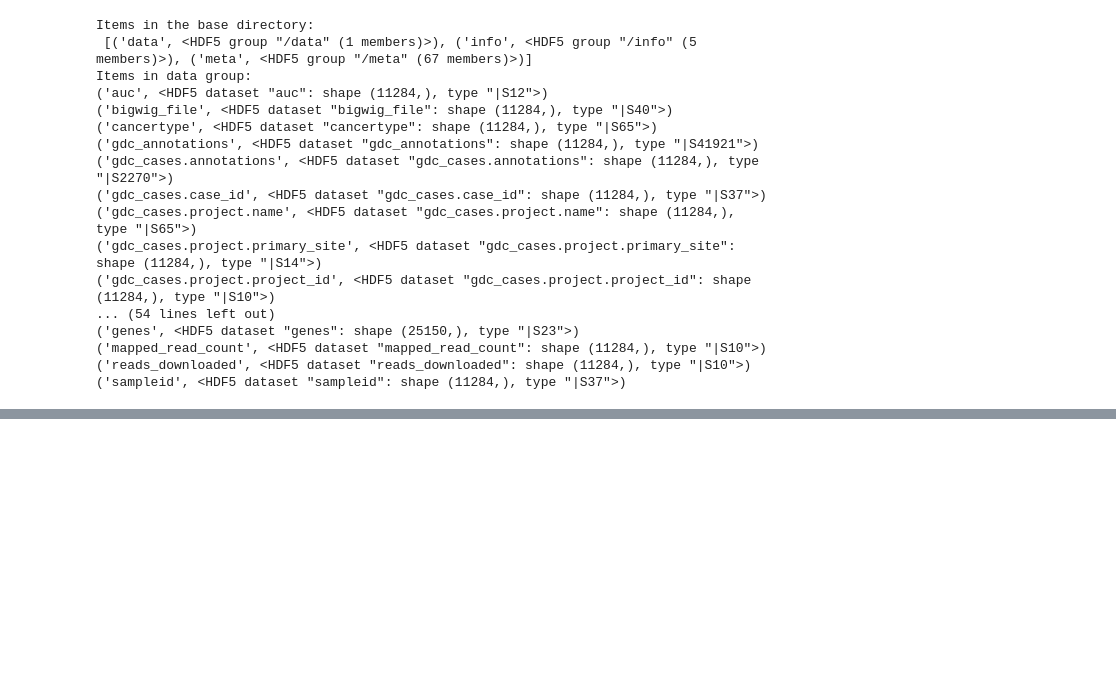
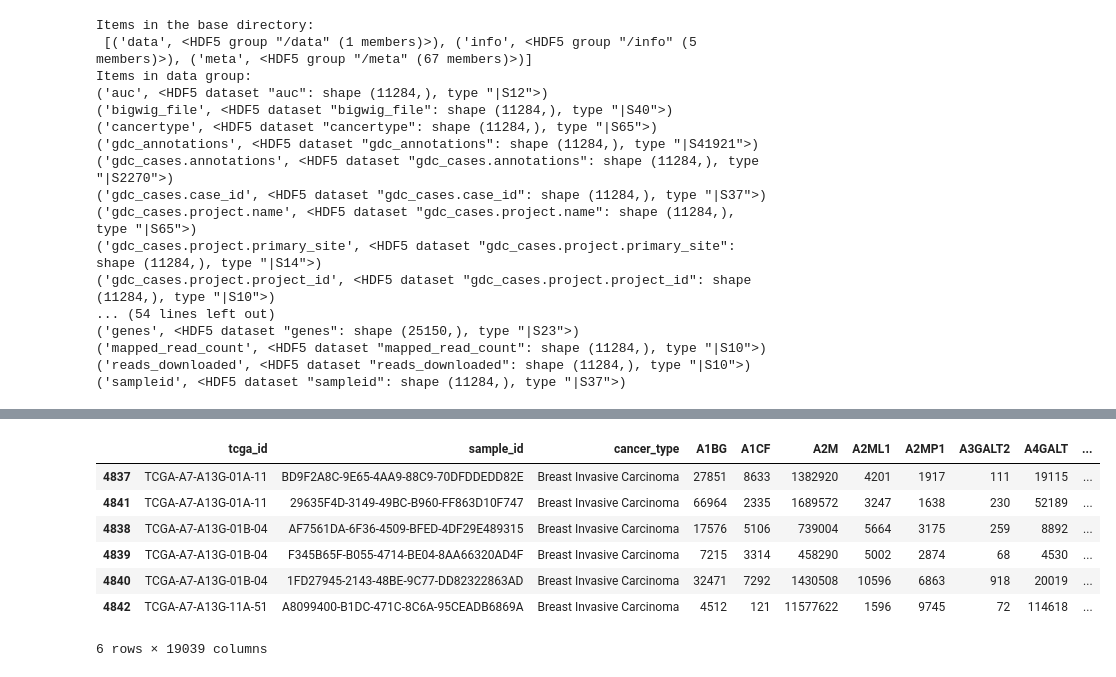
Before and after one commit to DEIB-GECO/brca_subtype, a Jupyter notebook: notebooks/ARCHS4_tcga_preprocessing.ipynb, the cells around one changed output, grey strips where cells are left out. Cells and saved outputs as stored; diff of their text form; code cells hidden in the pictures; blank space fills up the shorter version.

```diff
--- a/notebooks/ARCHS4_tcga_preprocessing.ipynb
+++ b/notebooks/ARCHS4_tcga_preprocessing.ipynb
@@ -101,0 +123,11 @@ len(common_all)
+# %%
+tcga_raw_19036[tcga_raw_19036["tcga_id"].str.contains("TCGA-A7-A13G")]
+# %% [output]
+|  | tcga_id | sample_id | cancer_type | A1BG | A1CF | A2M | A2ML1 | A2MP1 | A3GALT2 | A4GALT | ... |
+| 4837 | TCGA-A7-A13G-01A-11 | BD9F2A8C-9E65-4AA9-88C9-70DFDDEDD82E | Breast Invasive Carcinoma | 27851 | 8633 | 1382920 | 4201 | 1917 | 111 | 19115 | ... |
+| 4841 | TCGA-A7-A13G-01A-11 | 29635F4D-3149-49BC-B960-FF863D10F747 | Breast Invasive Carcinoma | 66964 | 2335 | 1689572 | 3247 | 1638 | 230 | 52189 | ... |
+| 4838 | TCGA-A7-A13G-01B-04 | AF7561DA-6F36-4509-BFED-4DF29E489315 | Breast Invasive Carcinoma | 17576 | 5106 | 739004 | 5664 | 3175 | 259 | 8892 | ... |
+| 4839 | TCGA-A7-A13G-01B-04 | F345B65F-B055-4714-BE04-8AA66320AD4F | Breast Invasive Carcinoma | 7215 | 3314 | 458290 | 5002 | 2874 | 68 | 4530 | ... |
+| 4840 | TCGA-A7-A13G-01B-04 | 1FD27945-2143-48BE-9C77-DD82322863AD | Breast Invasive Carcinoma | 32471 | 7292 | 1430508 | 10596 | 6863 | 918 | 20019 | ... |
+| 4842 | TCGA-A7-A13G-11A-51 | A8099400-B1DC-471C-8C6A-95CEADB6869A | Breast Invasive Carcinoma | 4512 | 121 | 11577622 | 1596 | 9745 | 72 | 114618 | ... |
+6 rows × 19039 columns
```
Also changed, not shown: parts of 68 cells of this notebook, 31 other files.
